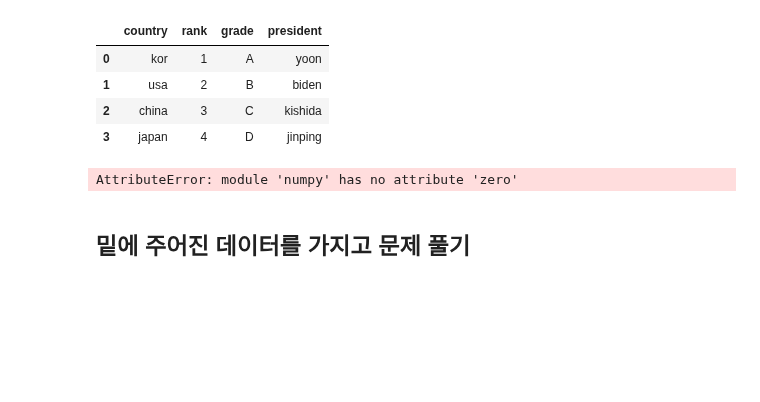
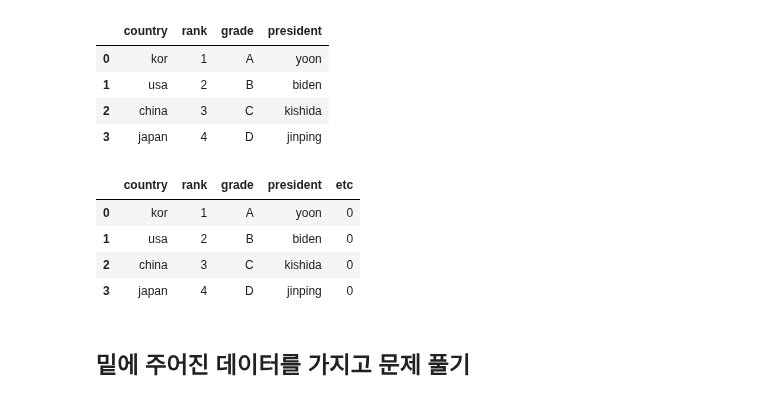
Before and after one commit to seoinhyeok96/python_data_class, a Jupyter notebook: 4일차_크롤링및 데이터 분석기초/Pandas기초.ipynb, the cells around one changed output. Saved outputs shown, nothing was run; the diff lists cells and outputs as text; code cells hidden in the pictures; blank space fills up the shorter version.

```diff
--- a/4일차_크롤링및 데이터 분석기초/Pandas기초.ipynb
+++ b/4일차_크롤링및 데이터 분석기초/Pandas기초.ipynb
@@ -293,15 +293,19 @@ df
 | 2 | china | 3 | C | kishida |
 | 3 | japan | 4 | D | jinping |
 # %%
-# Numpy를 이용하여 열 데이터 추가
+## (2) Numpy를 이용하여 열 데이터 추가
 import numpy as np
 
-#gdp=pd.Series([0,0,0,0],index=[0,1,2,3])
-add= np.zero(4).astype(int)
-df["etc"]=add
+# gdp = pd.Series([0, 0, 0, 0], index=[0,1,2,3])
+add = np.zeros(4).astype(int)
+df['etc'] = add
 df
 # %% [output]
-AttributeError: module 'numpy' has no attribute 'zero'
+|  | country | rank | grade | president | etc |
+| 0 | kor | 1 | A | yoon | 0 |
+| 1 | usa | 2 | B | biden | 0 |
+| 2 | china | 3 | C | kishida | 0 |
+| 3 | japan | 4 | D | jinping | 0 |
 # %% [markdown]
 ## 밑에 주어진 데이터를 가지고 문제 풀기
 # %%
```
Also changed, not shown: parts of 2 cells of this notebook.
